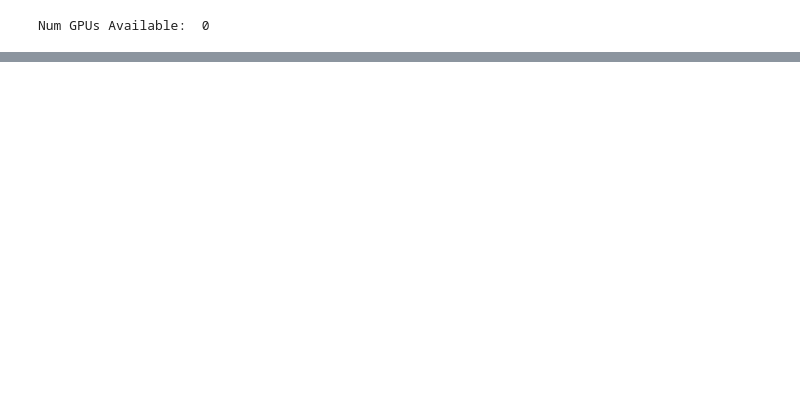
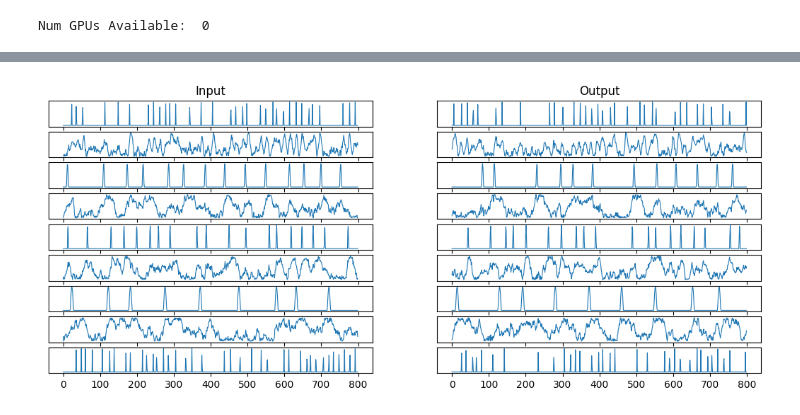
Before and after one commit to shkvik/automated-process-system-data-generator, a Jupyter notebook: lstm/lstm_first.ipynb, the cells around one changed output, grey strips where cells are left out. Saved outputs shown, nothing was run; the diff lists cells and outputs as text; code cells hidden in the pictures; blank space fills up the shorter version.

```diff
--- a/lstm/lstm_first.ipynb
+++ b/lstm/lstm_first.ipynb
@@ -150,0 +136,6 @@ pass
+# %%
+# show predict result
+result = model.predict(X_val)
+compareTwoData(X_val[0], result[0])
+# %% [output]
+[figure, added]
```
Also changed, not shown: parts of 10 cells of this notebook.
